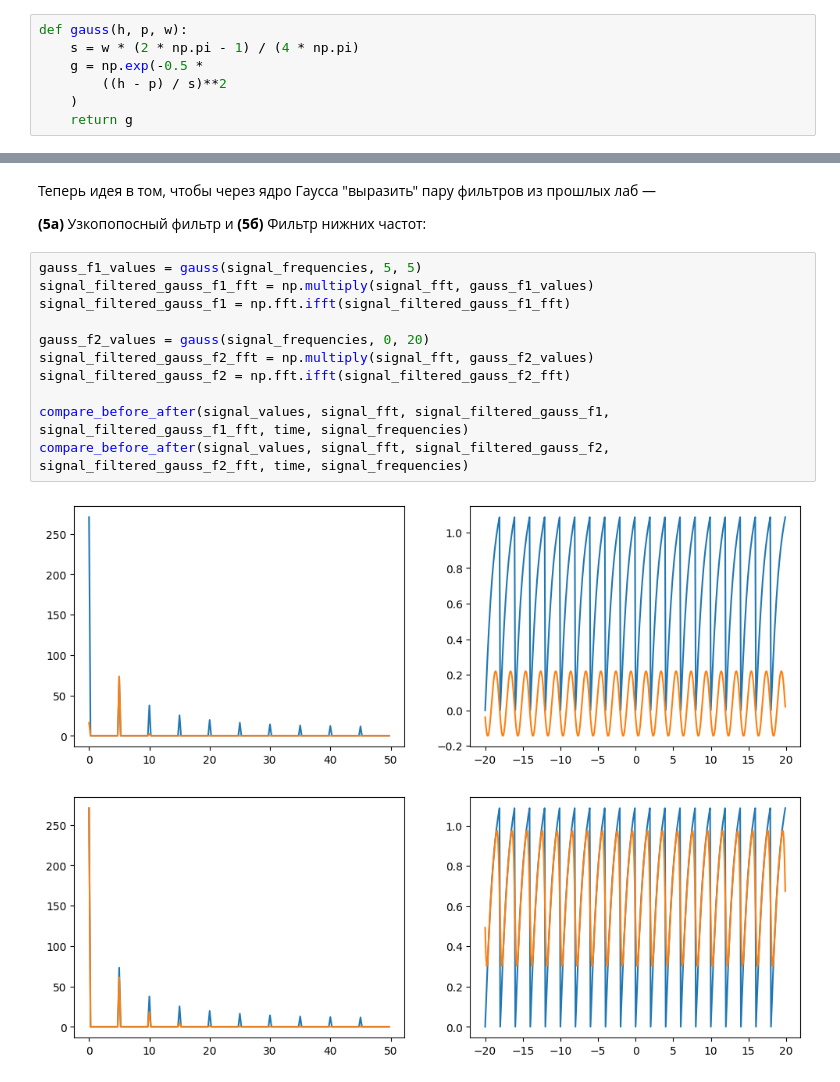
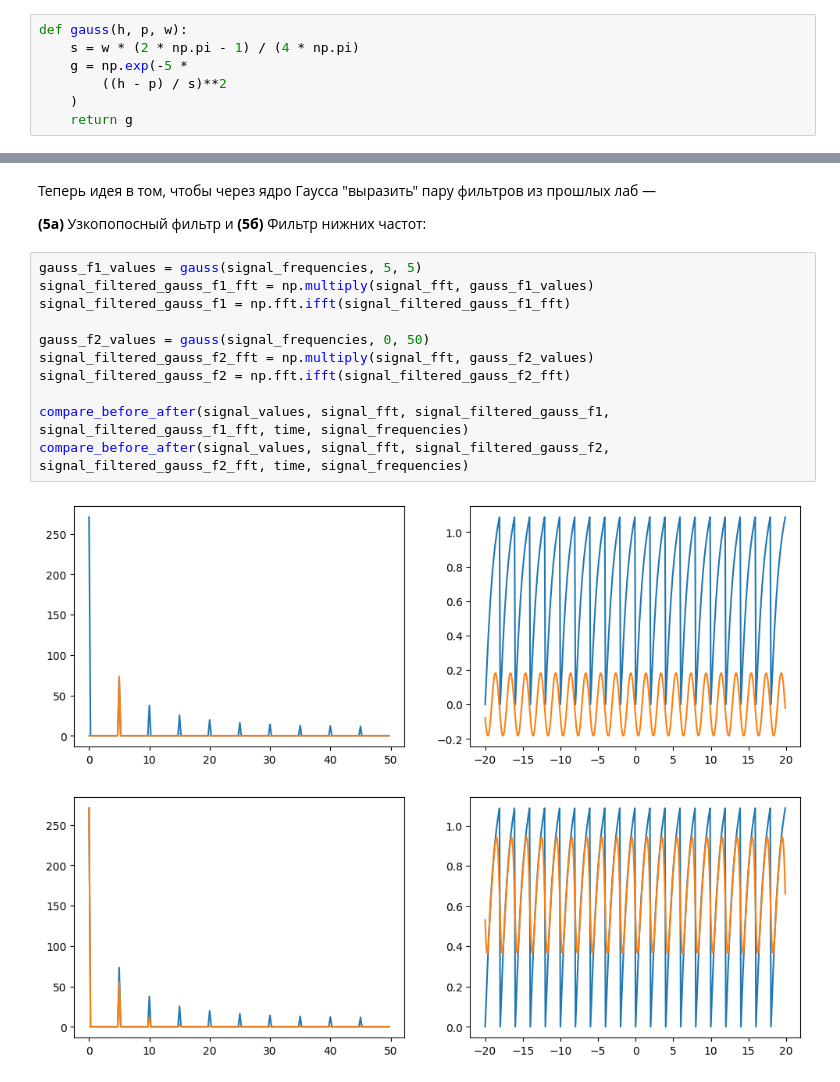
Before and after one commit to bakafox/digsigproc, a Jupyter notebook: Lab4/convolutions.ipynb, the cells around one changed output, grey strips where cells are left out. Saved outputs shown, nothing was run; the diff lists cells and outputs as text.

```diff
--- a/Lab4/convolutions.ipynb
+++ b/Lab4/convolutions.ipynb
@@ -271,7 +271,7 @@ plt.show()
 # %%
 def gauss(h, p, w):
     s = w * (2 * np.pi - 1) / (4 * np.pi)
-    g = np.exp(-0.5 *
+    g = np.exp(-5 *
         ((h - p) / s)**2
     )
     return g
@@ -333,15 +358,15 @@ compare_before_after(signal_values, signal_fft, signal_filtered_gauss, signal_fi
 # %%
 gauss_f1_values = gauss(signal_frequencies, 5, 5)
 signal_filtered_gauss_f1_fft = np.multiply(signal_fft, gauss_f1_values)
 signal_filtered_gauss_f1 = np.fft.ifft(signal_filtered_gauss_f1_fft)
 
-gauss_f2_values = gauss(signal_frequencies, 0, 20)
+gauss_f2_values = gauss(signal_frequencies, 0, 50)
 signal_filtered_gauss_f2_fft = np.multiply(signal_fft, gauss_f2_values)
 signal_filtered_gauss_f2 = np.fft.ifft(signal_filtered_gauss_f2_fft)
 
 compare_before_after(signal_values, signal_fft, signal_filtered_gauss_f1, signal_filtered_gauss_f1_fft, time, signal_frequencies)
 compare_before_after(signal_values, signal_fft, signal_filtered_gauss_f2, signal_filtered_gauss_f2_fft, time, signal_frequencies)
 # %% [output]
-[figure, old version]
+[figure, new version]
-[figure, old version]
+[figure, new version]
 # %% [markdown]
```
Also changed, not shown: parts of 16 cells of this notebook.
